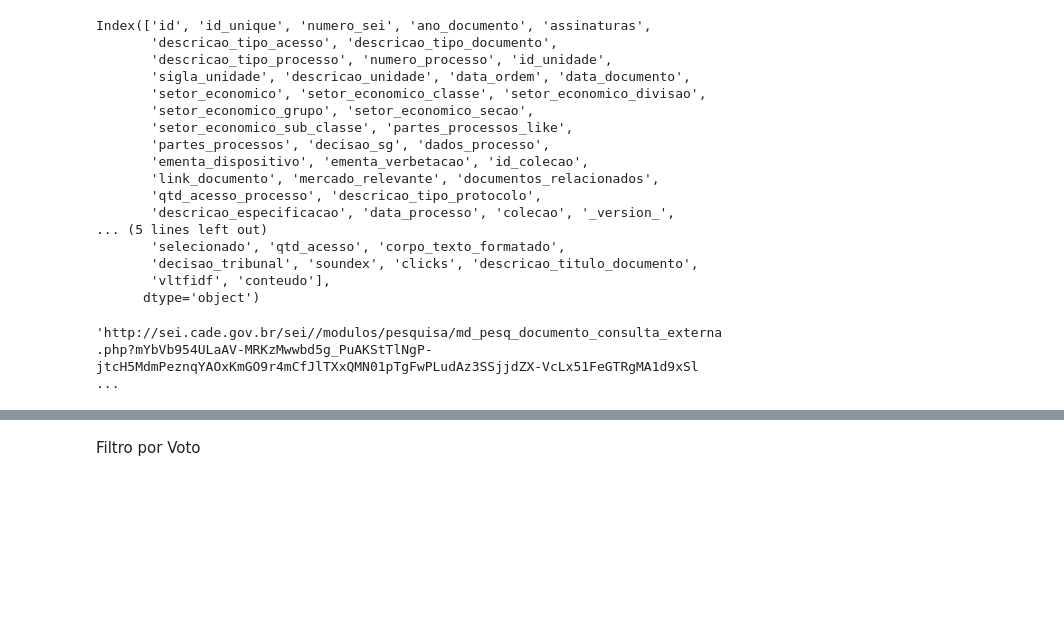
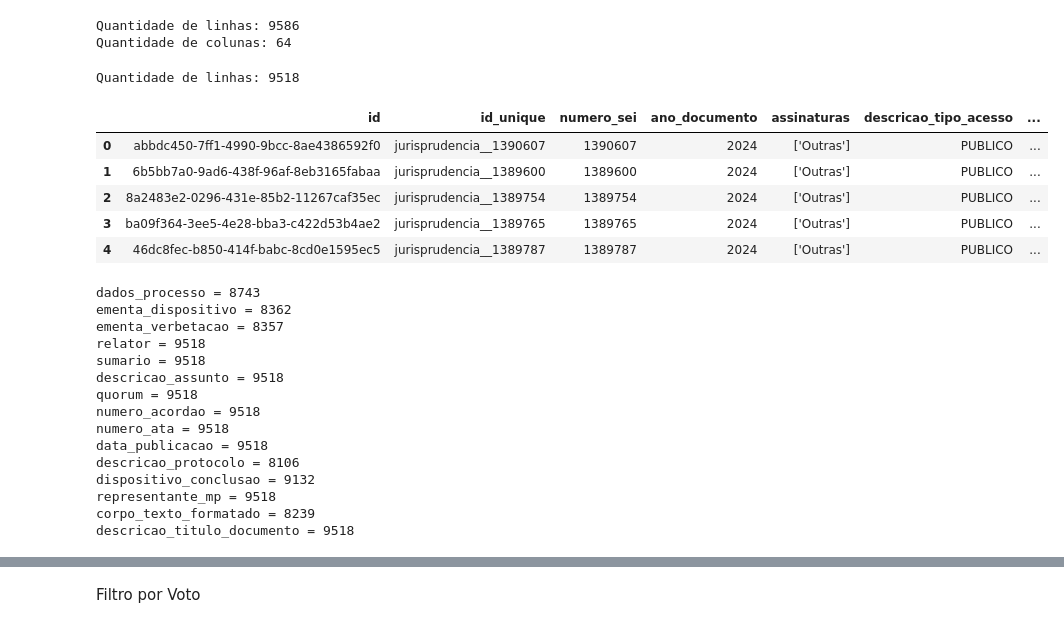
Before and after one commit to gab-correia/analise-cade, a Jupyter notebook: notebooks/prepara_base.ipynb, the cells around one changed output, grey strips where cells are left out. Drawn from its saved outputs; the diff is of its cells as text; code cells hidden in the pictures; blank space fills up the shorter version.

```diff
--- a/notebooks/prepara_base.ipynb
+++ b/notebooks/prepara_base.ipynb
@@ -24,25 +5,9 @@ sb.set_style('whitegrid') # plot style
 # %%
 df = pd.read_csv('../dados/cade_clinicas_2.csv', low_memory=False)
-df.columns
+
+linhas, colunas = df.shape
+print(f"Quantidade de linhas: {linhas}")
+print(f"Quantidade de colunas: {colunas}")
 # %% [output]
-Index(['id', 'id_unique', 'numero_sei', 'ano_documento', 'assinaturas',
-       'descricao_tipo_acesso', 'descricao_tipo_documento',
-       'descricao_tipo_processo', 'numero_processo', 'id_unidade',
-       'sigla_unidade', 'descricao_unidade', 'data_ordem', 'data_documento',
-       'setor_economico', 'setor_economico_classe', 'setor_economico_divisao',
-       'setor_economico_grupo', 'setor_economico_secao',
-       'setor_economico_sub_classe', 'partes_processos_like',
-       'partes_processos', 'decisao_sg', 'dados_processo',
-       'ementa_dispositivo', 'ementa_verbetacao', 'id_colecao',
-       'link_documento', 'mercado_relevante', 'documentos_relacionados',
-       'qtd_acesso_processo', 'descricao_tipo_protocolo',
-       'descricao_especificacao', 'data_processo', 'colecao', '_version_',
-... (5 lines left out)
-       'selecionado', 'qtd_acesso', 'corpo_texto_formatado',
-       'decisao_tribunal', 'soundex', 'clicks', 'descricao_titulo_documento',
-       'vltfidf', 'conteudo'],
-      dtype='object')
+Quantidade de linhas: 9586
+Quantidade de colunas: 64
-# %%
-df['link_documento'].iloc[7095]
-# %% [output]
-'http://sei.cade.gov.br/sei//modulos/pesquisa/md_pesq_documento_consulta_externa.php?mYbVb954ULaAV-MRKzMwwbd5g_PuAKStTlNgP-jtcH5MdmPeznqYAOxKmGO9r4mCfJlTXxQMN01pTgFwPLudAz3SSjjdZX-VcLx51FeGTRgMA1d9xSl ...
@@ -66,0 +14,43 @@ df['data_documento'] = df['data_documento'].dt.date
+# %%
+df = df[df['ano_documento'].astype(int) > 2011] #Professor disse que a lei é desatualizada para antes disso
+
+linhas, colunas = df.shape
+print(f"Quantidade de linhas: {linhas}")
+# %% [output]
+Quantidade de linhas: 9518
+# %%
+pd.set_option('display.max_columns', None)  # Exibe todas as colunas
+df.head()
+# %% [output]
+|  | id | id_unique | numero_sei | ano_documento | assinaturas | descricao_tipo_acesso | ... |
+| 0 | abbdc450-7ff1-4990-9bcc-8ae4386592f0 | jurisprudencia__1390607 | 1390607 | 2024 | ['Outras'] | PUBLICO | ... |
+| 1 | 6b5bb7a0-9ad6-438f-96af-8eb3165fabaa | jurisprudencia__1389600 | 1389600 | 2024 | ['Outras'] | PUBLICO | ... |
+| 2 | 8a2483e2-0296-431e-85b2-11267caf35ec | jurisprudencia__1389754 | 1389754 | 2024 | ['Outras'] | PUBLICO | ... |
+| 3 | ba09f364-3ee5-4e28-bba3-c422d53b4ae2 | jurisprudencia__1389765 | 1389765 | 2024 | ['Outras'] | PUBLICO | ... |
+| 4 | 46dc8fec-b850-414f-babc-8cd0e1595ec5 | jurisprudencia__1389787 | 1389787 | 2024 | ['Outras'] | PUBLICO | ... |
+# %%
+colunas_remover = []
+# Verifica colunas com mais de 8000 valores ausentes
+for i in df.columns:
+    a = df[i].isna().sum()
+    if a > 8000:
+        print(f"{i} = {a}")
+        colunas_remover.append(i)
+# Remove essas colunas do DataFrame
+df = df.drop(colunas_remover, axis=1)
+# %% [output]
+dados_processo = 8743
+ementa_dispositivo = 8362
+ementa_verbetacao = 8357
+relator = 9518
+sumario = 9518
+descricao_assunto = 9518
+quorum = 9518
+numero_acordao = 9518
+numero_ata = 9518
+data_publicacao = 9518
+descricao_protocolo = 8106
+dispositivo_conclusao = 9132
+representante_mp = 9518
+corpo_texto_formatado = 8239
+descricao_titulo_documento = 9518
```
Also changed, not shown: parts of 35 cells of this notebook, 8 other files.
